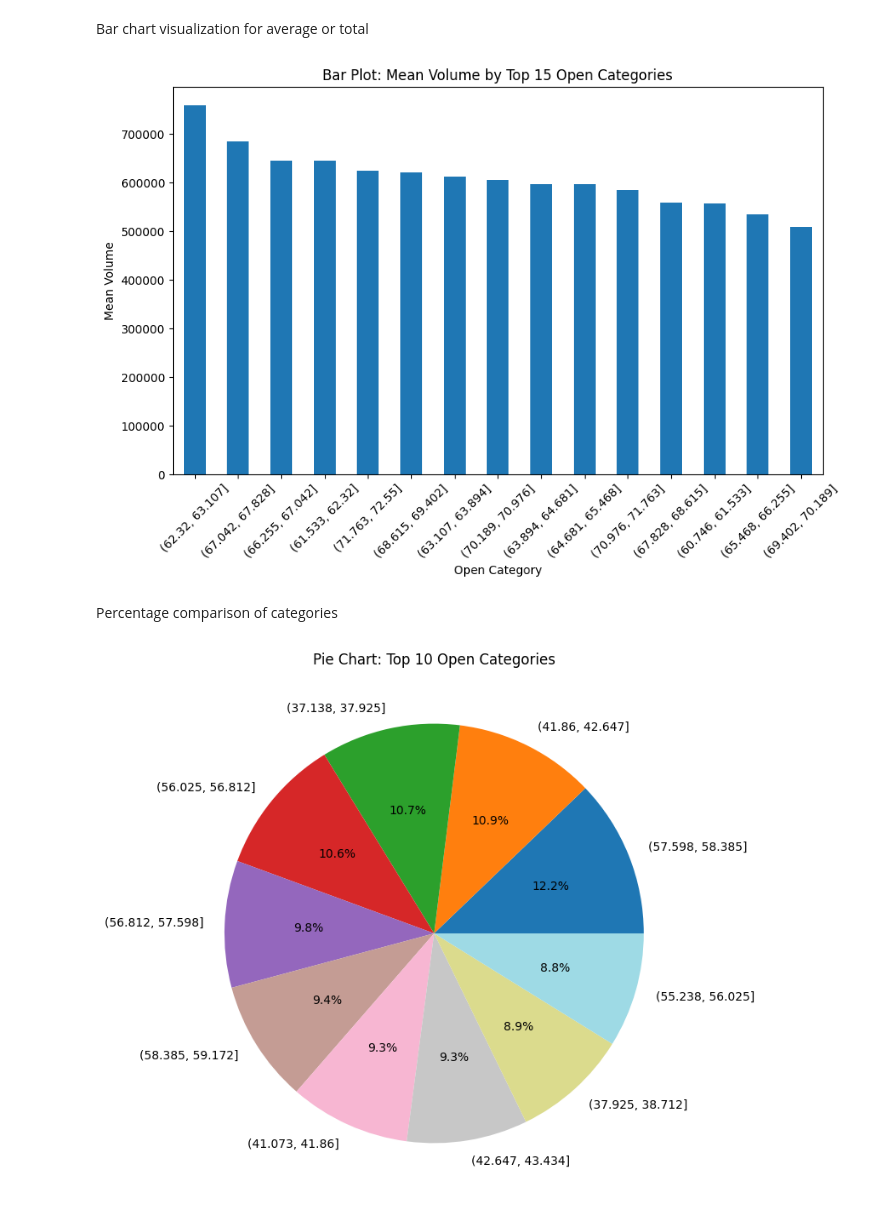
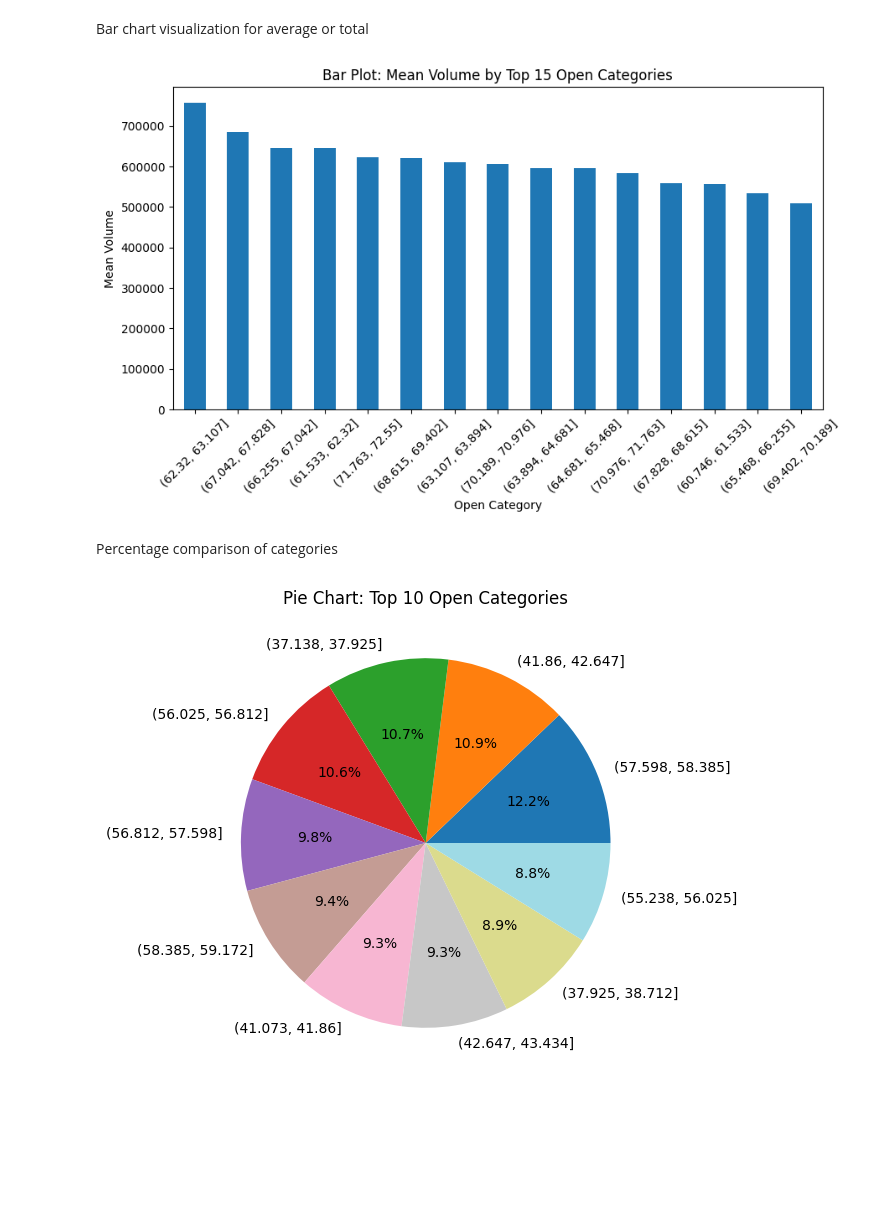
Before and after one commit to qazalarabali/ETF_EDA_Visualization, a Jupyter notebook: Index ETFs/VT/VT_EDA_2d.ipynb, the cells around one changed output. Cells and saved outputs as stored; diff of their text form; code cells hidden in the pictures; blank space fills up the shorter version.

```diff
--- a/Index ETFs/VT/VT_EDA_2d.ipynb
+++ b/Index ETFs/VT/VT_EDA_2d.ipynb
@@ -253,22 +253,22 @@ Bar chart visualization for average or total
 # %%
 mean_volume = categorized_df.groupby('Open_category')['Volume'].mean().sort_values(ascending=False).head(15)
 
-mean_volume.plot(kind='bar', figsize=(10, 6))
+mean_volume.plot(kind='bar', figsize=(10, 5))
 plt.title("Bar Plot: Mean Volume by Top 15 Open Categories")
 plt.xlabel("Open Category")
 plt.ylabel("Mean Volume")
 plt.xticks(rotation=45)
 plt.show()
 # %% [output]
-[figure, old version]
+[figure, new version]
 # %% [markdown]
 Percentage comparison of categories
 # %%
 category_percentage = categorized_df['Open_category'].value_counts(normalize=True).head(10)
 
-category_percentage.plot(kind='pie', autopct='%1.1f%%', figsize=(8, 8), colormap='tab20')
+category_percentage.plot(kind='pie', autopct='%1.1f%%', figsize=(6, 6), colormap='tab20')
 plt.title("Pie Chart: Top 10 Open Categories")
-plt.ylabel("")  # حذف برچسب Y
+plt.ylabel("")
 plt.show()
 # %% [output]
-[figure, old version]
+[figure, new version]
```
Also changed, not shown: parts of 5 cells of this notebook, 8 other files.
